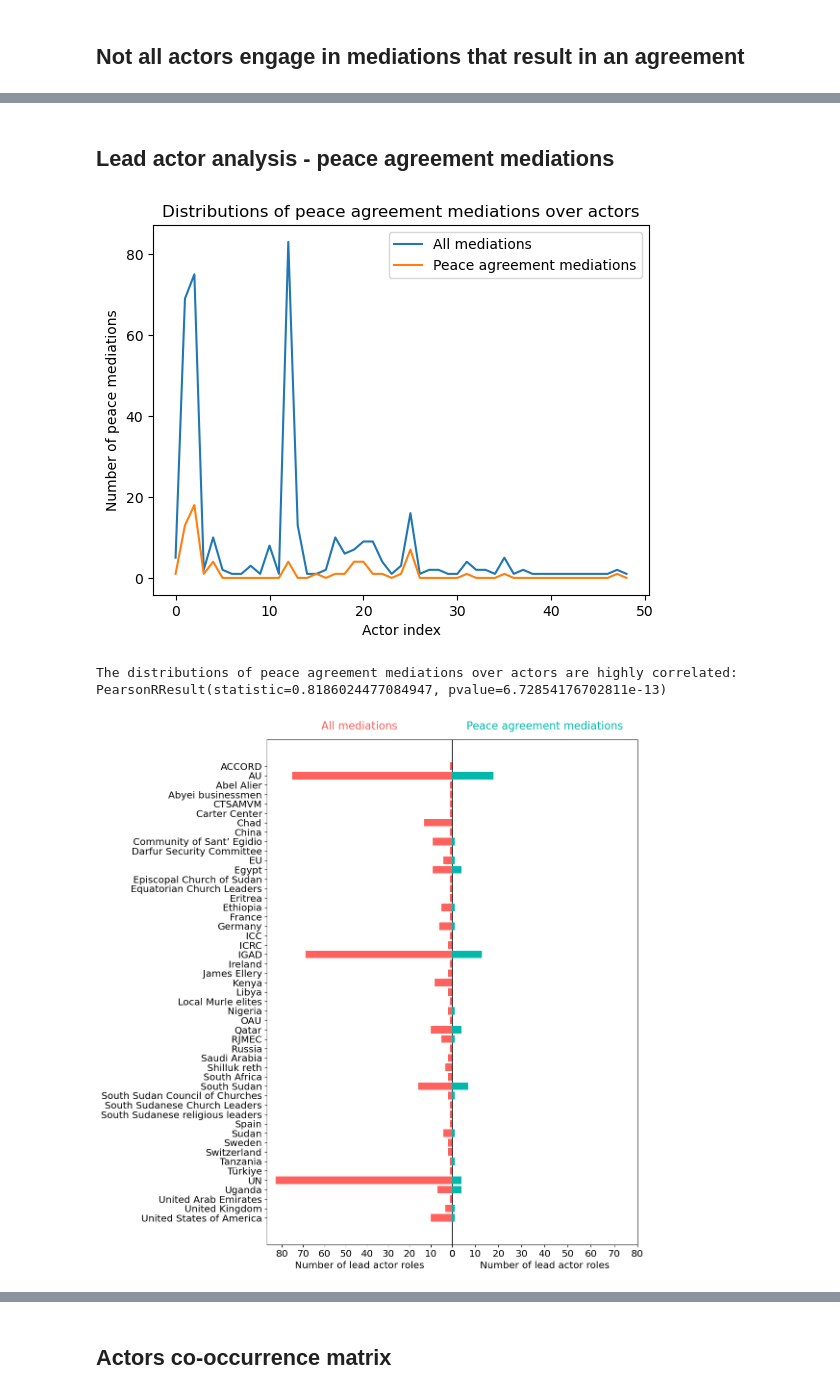
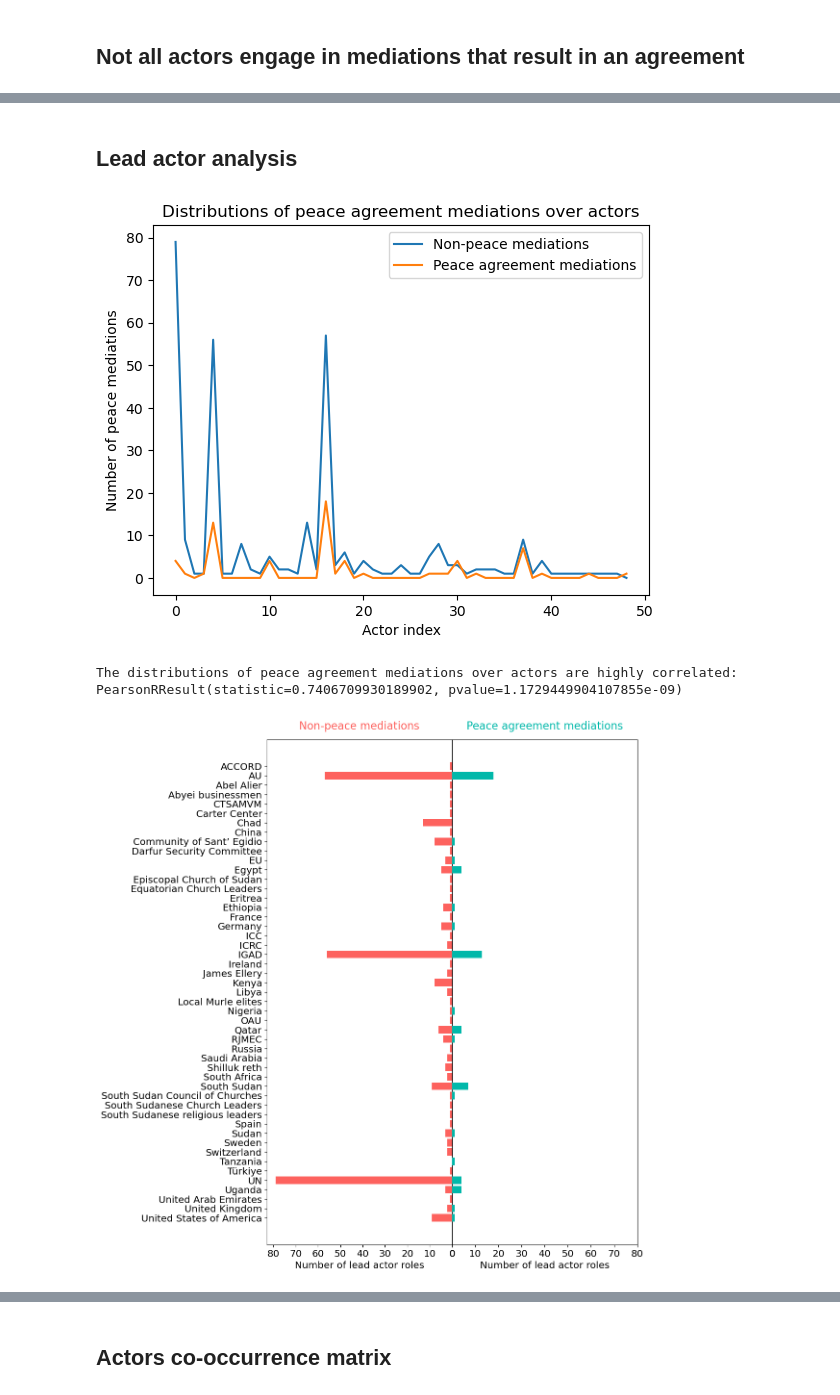
Before and after one commit to roybgardner/mediation, a Jupyter notebook: mediation_agreements_explorer.ipynb, the cells around one changed output, grey strips where cells are left out. Saved outputs shown, nothing was run; the diff lists cells and outputs as text; code cells hidden in the pictures.

```diff
--- a/mediation_agreements_explorer.ipynb
+++ b/mediation_agreements_explorer.ipynb
@@ -27,28 +27,44 @@ print(data_dict['header'])
 # %%
-# Get mediation vertices
-
 peace_mediation_ids = [k for k,v in data_dict['vertices_dict'].items() if v['type'] == 'MED' and\
                   v['data']['peace_agreement'] == 1]
 
+non_peace_mediation_ids = [k for k,v in data_dict['vertices_dict'].items() if v['type'] == 'MED' and\
+                  v['data']['peace_agreement'] != 1]
+
+print(len(peace_mediation_ids))
+print(len(non_peace_mediation_ids))
 
 peace_mediation_indices = [data_dict['mediation_vertices'].index(v) for v in peace_mediation_ids]
-
-
 peace_matrix = data_dict['matrix'][np.ix_(peace_mediation_indices,range(0,len(data_dict['actor_vertices'])))]
 
 # Get columns containing non-zero value
 indices = np.where(peace_matrix > 0)
 peace_actor_indices = list(set(indices[1]))
+peace_actor_ids = [data_dict['actor_vertices'][index] for index in peace_actor_indices]
 
 peace_matrix = peace_matrix[np.ix_(range(0,peace_matrix.shape[0]),peace_actor_indices)]
 print(peace_matrix.shape)
-
-peace_actor_ids = [data_dict['actor_vertices'][index] for index in peace_actor_indices]
 
 peace_dict = {}
 peace_dict['matrix'] = peace_matrix
 peace_dict['mediation_vertices'] = peace_mediation_ids
 peace_dict['actor_vertices'] = peace_actor_ids
+
+non_peace_mediation_indices = [data_dict['mediation_vertices'].index(v) for v in non_peace_mediation_ids]
+non_peace_matrix = data_dict['matrix'][np.ix_(non_peace_mediation_indices,\
+                                              range(0,len(data_dict['actor_vertices'])))]
+
+non_indices = np.where(non_peace_matrix > 0)
+non_peace_actor_indices = list(set(non_indices[1]))
+non_peace_actor_ids = [data_dict['actor_vertices'][index] for index in non_peace_actor_indices]
+
+non_peace_matrix = non_peace_matrix[np.ix_(range(0,non_peace_matrix.shape[0]),non_peace_actor_indices)]
+print(non_peace_matrix.shape)
+
+non_peace_dict = {}
+non_peace_dict['matrix'] = non_peace_matrix
+non_peace_dict['mediation_vertices'] = non_peace_mediation_ids
+non_peace_dict['actor_vertices'] = non_peace_actor_ids
 
 plt.imshow(peace_matrix,aspect='auto')
 plt.colorbar()
@@ -81,16 +97,16 @@ Actors not engaged in peace agreement mediations:
 # %% [markdown]
-## Lead actor analysis - peace agreement mediations
+## Lead actor analysis
 # %%
-# Collect lead actors from all edges
-indices = np.where(data_dict['matrix'] > 0)
+# Collect lead actors non-peace edges
+indices = np.where(non_peace_dict['matrix'] > 0)
 
 lead_counts = {}
 
 for i in range(0,len(indices[0])):
     mediation_index = indices[0][i]
     actor_index = indices[1][i]
-    actor_id = data_dict['actor_vertices'][actor_index]
-    edge_weight = data_dict['matrix'][mediation_index,actor_index]
+    actor_id = non_peace_dict['actor_vertices'][actor_index]
+    edge_weight = non_peace_dict['matrix'][mediation_index,actor_index]
     edge_dict = recover_edge_dict(edge_weight,len(get_empty_edge_dict()))
     if int(edge_dict['is_lead']) == 1:
         if actor_id in lead_counts:
@@ -105,37 +121,37 @@ for i in range(0,len(indices[0])):
     mediation_index = indices[0][i]
     actor_index = indices[1][i]
     actor_id = peace_dict['actor_vertices'][actor_index]
     edge_weight = peace_dict['matrix'][mediation_index,actor_index]
     edge_dict = recover_edge_dict(edge_weight,len(get_empty_edge_dict()))
     if int(edge_dict['is_lead']) == 1:
         if actor_id in lead_counts:
             lead_counts[actor_id][1] += 1
         else:
             lead_counts[actor_id] = [0,1]
 
-plt.plot([v[0] for _,v in lead_counts.items()],label='All mediations')
+plt.plot([v[0] for _,v in lead_counts.items()],label='Non-peace mediations')
 plt.plot([v[1] for _,v in lead_counts.items()],label='Peace agreement mediations')
 plt.ylabel('Number of peace mediations')
 plt.xlabel('Actor index')
 plt.legend()
 plt.title('Distributions of peace agreement mediations over actors')
 plt.show()
 
 print()
 print('The distributions of peace agreement mediations over actors are highly correlated:')
 print(stats.pearsonr([v[0] for _,v in lead_counts.items()],[v[1] for _,v in lead_counts.items()]))
 
 sorted_leads = sorted(lead_counts.items(),key=lambda kv:kv[0],reverse=True)
 plot_birectional([(t[0],t[1][0]) for t in sorted_leads],[(t[0],t[1][1]) for t in sorted_leads],\
-                 ['All mediations','Peace agreement mediations'],max_x=0,labelled=True,file='')
+                 ['Non-peace mediations','Peace agreement mediations'],max_x=0,labelled=True,file='')
 
 
 sorted_leads = sorted(lead_counts.items(),key=lambda kv:kv[1][0])
 
 plot_birectional([(t[0],t[1][0]) for t in sorted_leads],[(t[0],t[1][1]) for t in sorted_leads],\
-                 ['All mediations','Peace agreement mediations'],max_x=0,labelled=True,file='')
+                 ['Non-peace mediations','Peace agreement mediations'],max_x=0,labelled=True,file='')
 # %% [output]
-[figure, old version]
+[figure, new version]
 The distributions of peace agreement mediations over actors are highly correlated:
-PearsonRResult(statistic=0.8186024477084947, pvalue=6.72854176702811e-13)
+PearsonRResult(statistic=0.7406709930189902, pvalue=1.1729449904107855e-09)
-[figure, old version]
+[figure, new version]
```
Also changed, not shown: parts of 6 cells of this notebook, 1 other file.
